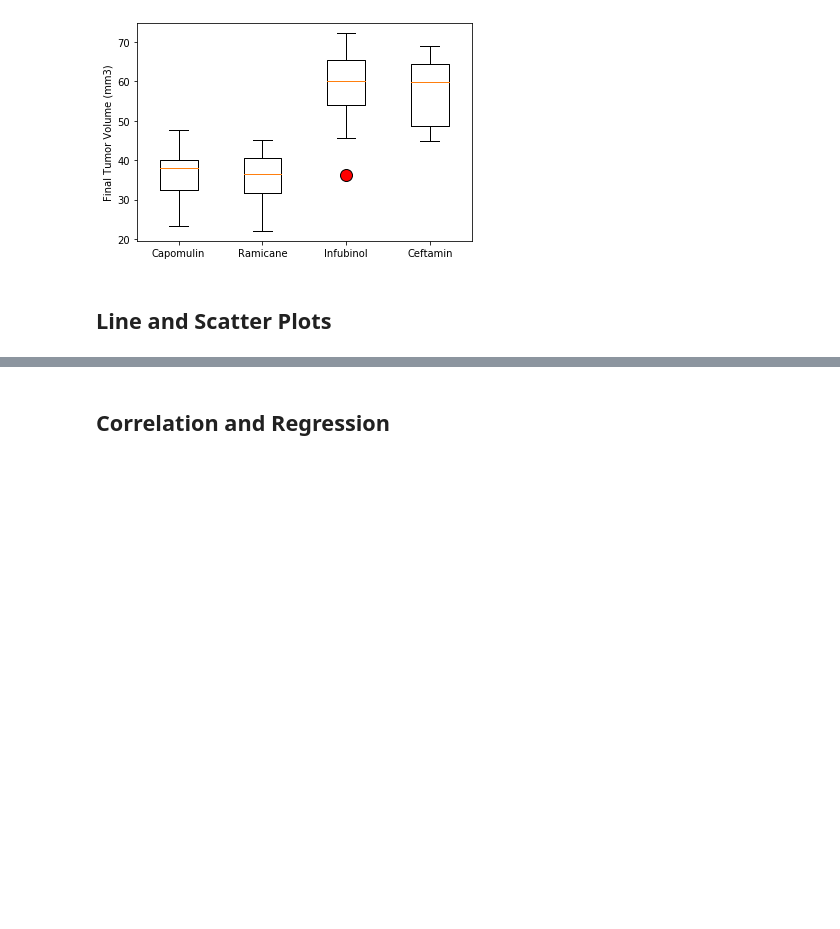
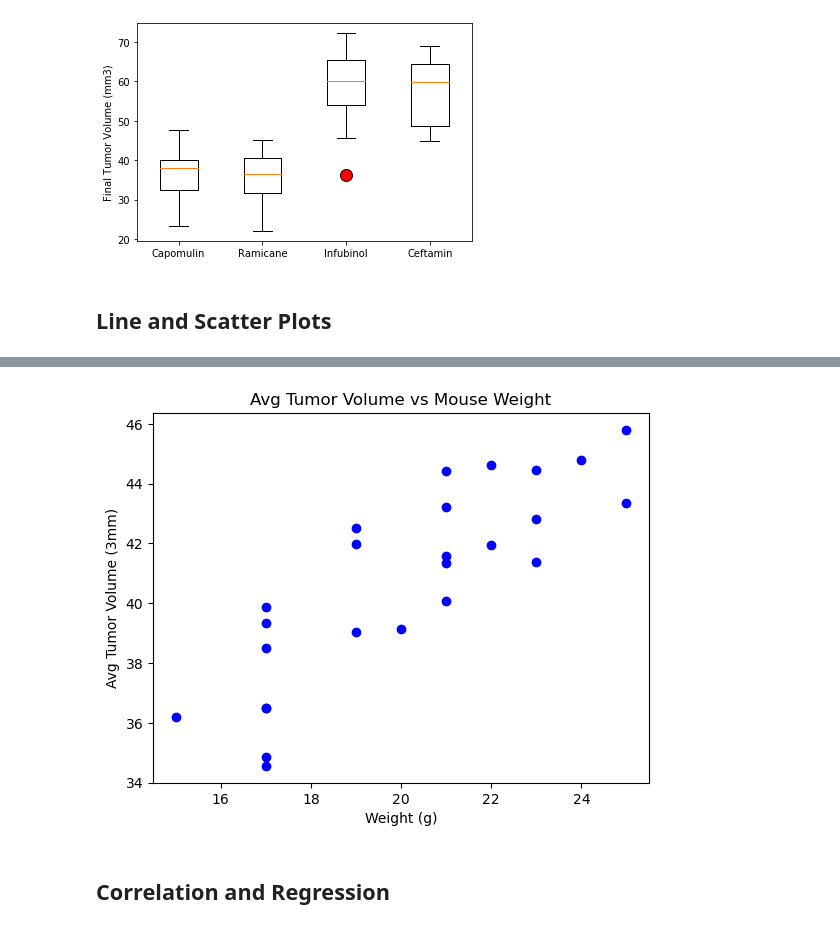
Before and after one commit to domvilla/mod_5, a Jupyter notebook: pymaceuticals_starter2023.ipynb, the cells around one changed output, grey strips where cells are left out. Cells and saved outputs as stored; diff of their text form; code cells hidden in the pictures; blank space fills up the shorter version.

```diff
--- a/pymaceuticals_starter2023.ipynb
+++ b/pymaceuticals_starter2023.ipynb
@@ -281,2 +278,18 @@ plt.show()
+# %%
+# Generate a scatter plot of average tumor volume vs. mouse weight for the Capomulin regimen
+
+Capomulin_avg = Capomulin_df.groupby(["Mouse ID"]).mean()
+
+x_axis = Capomulin_avg["Weight (g)"]
+y_axis = Capomulin_avg["Tumor Volume (mm3)"]
+
+plt.title("Avg Tumor Volume vs Mouse Weight")
+plt.xlabel("Weight (g)")
+plt.ylabel("Avg Tumor Volume (3mm)")
+plt.scatter(x_axis, y_axis, color = "blue" )
+
+plt.show()
+# %% [output]
+[figure, added]
 # %% [markdown]
 ## Correlation and Regression
```
Also changed, not shown: parts of 5 cells of this notebook.
